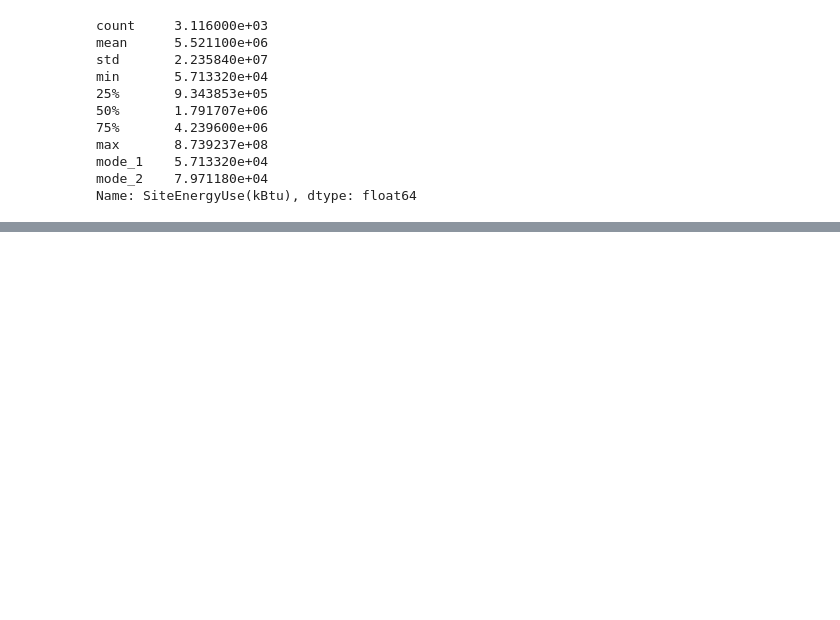
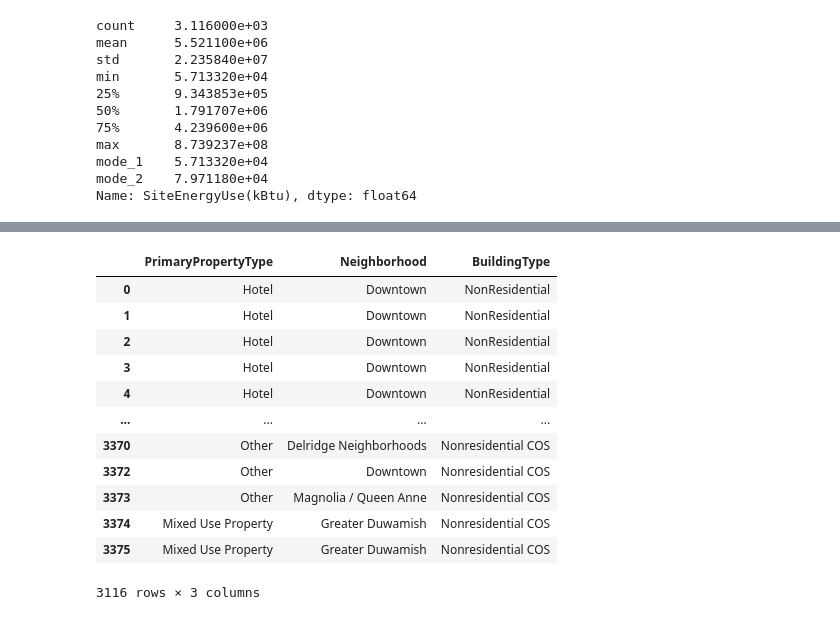
Before and after one commit to AlhousseineDiallo/energy_sight, a Jupyter notebook: notebooks/exploration_01.ipynb, the cells around one changed output, grey strips where cells are left out. Saved outputs shown, nothing was run; the diff lists cells and outputs as text; code cells hidden in the pictures; blank space fills up the shorter version.

```diff
--- a/notebooks/exploration_01.ipynb
+++ b/notebooks/exploration_01.ipynb
@@ -1235,0 +1306,17 @@ df_compliant_filtered.head()
+# %%
+# let's check the strings and categorical data
+df_compliant_filtered.select_dtypes(include='string')
+# %% [output]
+|  | PrimaryPropertyType | Neighborhood | BuildingType |
+| 0 | Hotel | Downtown | NonResidential |
+| 1 | Hotel | Downtown | NonResidential |
+| 2 | Hotel | Downtown | NonResidential |
+| 3 | Hotel | Downtown | NonResidential |
+| 4 | Hotel | Downtown | NonResidential |
+| ... | ... | ... | ... |
+| 3370 | Other | Delridge Neighborhoods | Nonresidential COS |
+| 3372 | Other | Downtown | Nonresidential COS |
+| 3373 | Other | Magnolia / Queen Anne | Nonresidential COS |
+| 3374 | Mixed Use Property | Greater Duwamish | Nonresidential COS |
+| 3375 | Mixed Use Property | Greater Duwamish | Nonresidential COS |
+3116 rows × 3 columns
```
Also changed, not shown: parts of 45 cells of this notebook, 7 other files.
